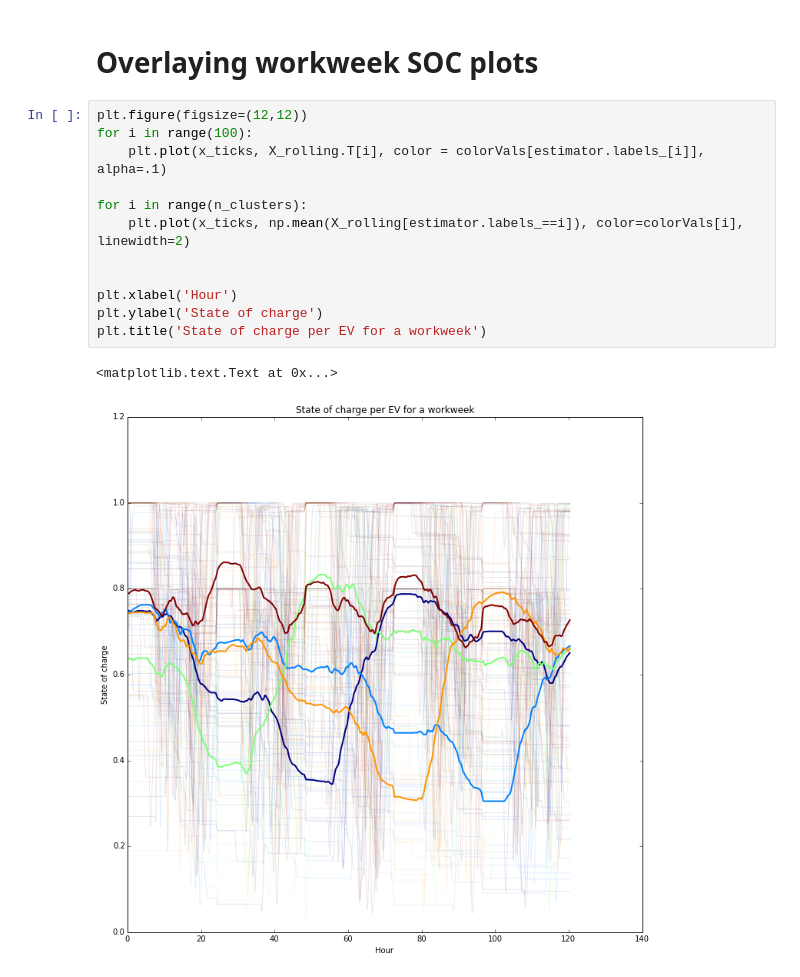
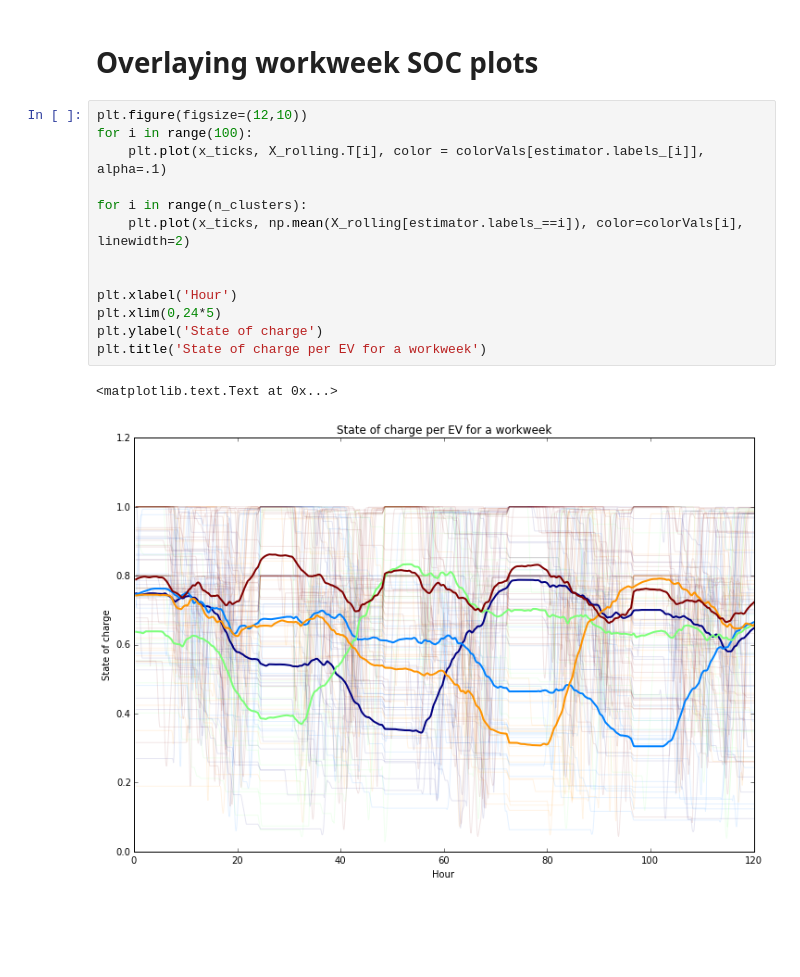
Before and after one commit to akansal1/smart-cities-connector, a Jupyter notebook: labs_in_progress/EV_Clustering.ipynb, the cells around one changed output. Drawn from its saved outputs; the diff is of its cells as text; blank space fills up the shorter version.

```diff
--- a/labs_in_progress/EV_Clustering.ipynb
+++ b/labs_in_progress/EV_Clustering.ipynb
@@ -197,17 +197,18 @@ for i in range(n_clusters):
 # %% [markdown]
 # Overlaying workweek SOC plots
 # %%
-plt.figure(figsize=(12,12))
+plt.figure(figsize=(12,10))
 for i in range(100):
     plt.plot(x_ticks, X_rolling.T[i], color = colorVals[estimator.labels_[i]], alpha=.1)
 
 for i in range(n_clusters):
     plt.plot(x_ticks, np.mean(X_rolling[estimator.labels_==i]), color=colorVals[i], linewidth=2)
 
 
 plt.xlabel('Hour')
+plt.xlim(0,24*5)
 plt.ylabel('State of charge')
 plt.title('State of charge per EV for a workweek')
 # %% [output]
 <matplotlib.text.Text at 0x...>
-[figure, old version]
+[figure, new version]
```
